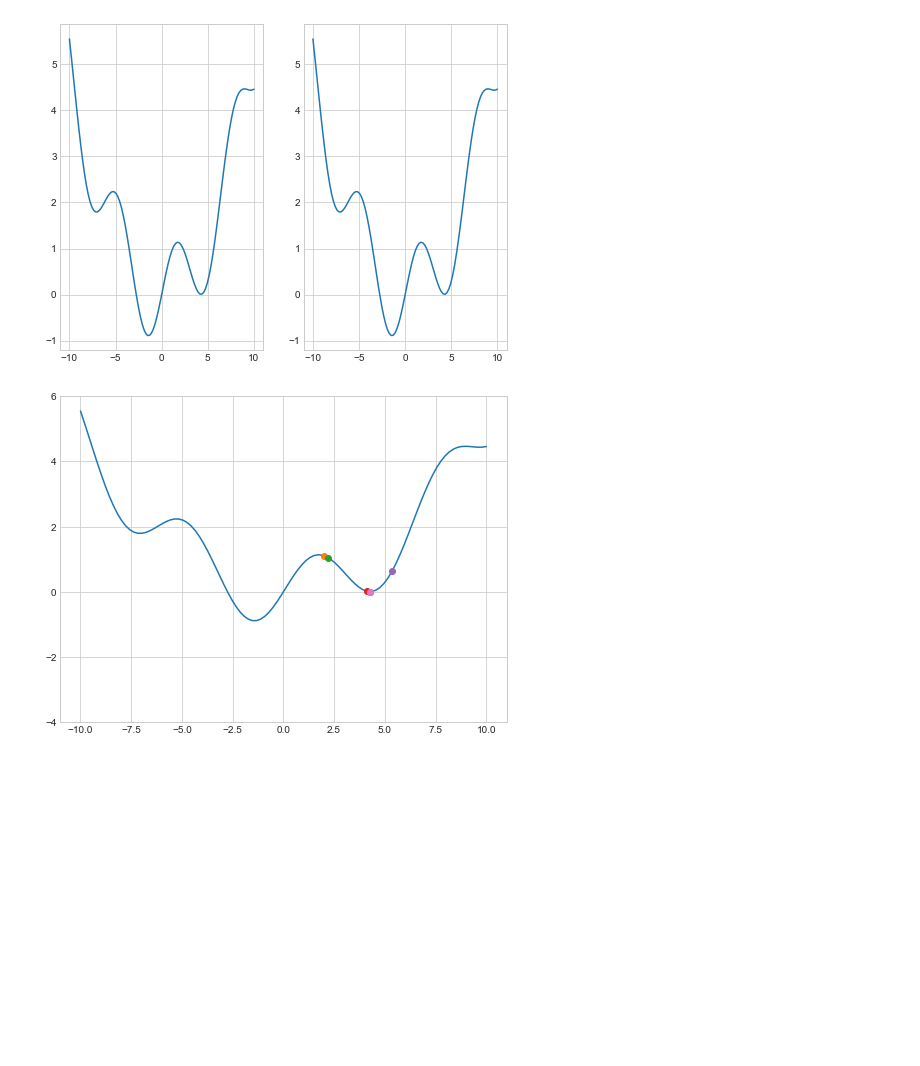
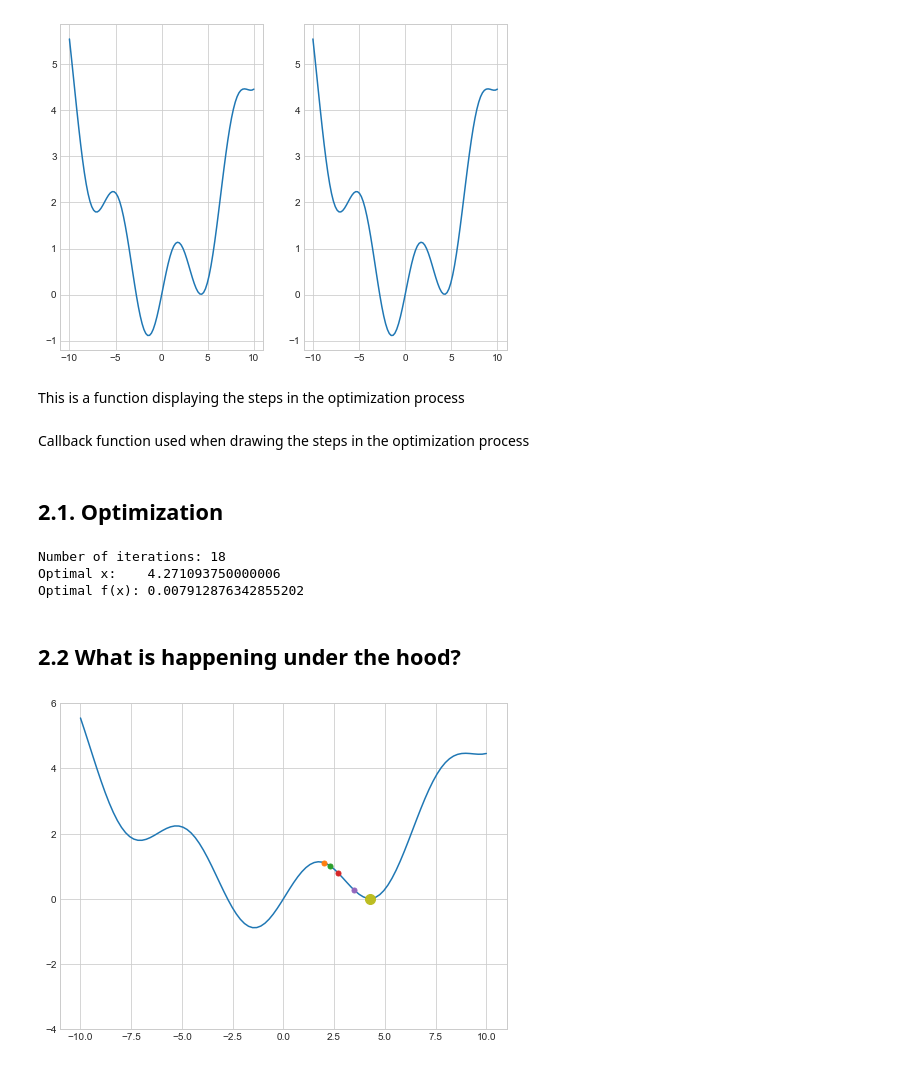
Before and after one commit to Goldfield1/NumEconClass, a Jupyter notebook: Exercise 4/exercise4.ipynb, the cells around one changed output. Drawn from its saved outputs; the diff is of its cells as text; code cells hidden in the pictures; blank space fills up the shorter version.

```diff
--- a/Exercise 4/exercise4.ipynb
+++ b/Exercise 4/exercise4.ipynb
@@ -58,5 +68,7 @@ ax2.plot(xs, ys)
 # %% [output]
 [<matplotlib.lines.Line2D at 0x...>]
 [figure]
+# %% [markdown]
+This is a function displaying the steps in the optimization process
 # %%
 from IPython import display
@@ -80,0 +113,2 @@ def draw_optimization(xs, ys, optmize_xs, optmize_ys, bounds = []):
+# %% [markdown]
+Callback function used when drawing the steps in the optimization process
@@ -81,25 +119,30 @@ def draw_optimization(xs, ys, optmize_xs, optmize_ys, bounds = []):
+# %% [markdown]
+## 2.1. Optimization
 # %%
 from scipy import optimize
 
 optmize_xs = []
-optmize_ys = []
-def callback(xk):
-    global optmize_xs
-    global optmize_ys
-    optmize_xs.append(xk[0])
-    optmize_ys.append(f(xk[0]))
 
 x_guess = 2
-optmize_xs.append(x_guess)
-optmize_ys.append(f(x_guess))
+obj = lambda x: f(x)
 
-#options={'maxiter':5000},tol=1e-10
-obj = lambda x: f(x)
-#res = optimize.minimize(obj, x_guess, method='Nelder-Mead', callback = callback)
-res = optimize.minimize(obj, x_guess, method='SLSQP', callback = callback)
+res = optimize.minimize(obj, x_guess, method='Nelder-Mead', callback = callback)
+#res = optimize.minimize(obj, x_guess, method='SLSQP', callback = callback)
+
 x_best_scipy = res.x[0]
 f_best_scipy = res.fun
+num_it = res.nit
 
-draw_optimization(xs, ys, optmize_xs, optmize_ys)
+print(f'Number of iterations: {num_it}')
+print(f'Optimal x:    {x_best_scipy}')
+print(f'Optimal f(x): {f_best_scipy}')
 # %% [output]
-[figure, removed]
+Number of iterations: 18
+Optimal x:    4.271093750000006
+Optimal f(x): 0.007912876342855202
+# %% [markdown]
+## 2.2 What is happening under the hood?
+# %%
+draw_optimization(xs, ys, optmize_xs)
+# %% [output]
+[figure, added]
```
Also changed, not shown: parts of 16 cells of this notebook.
